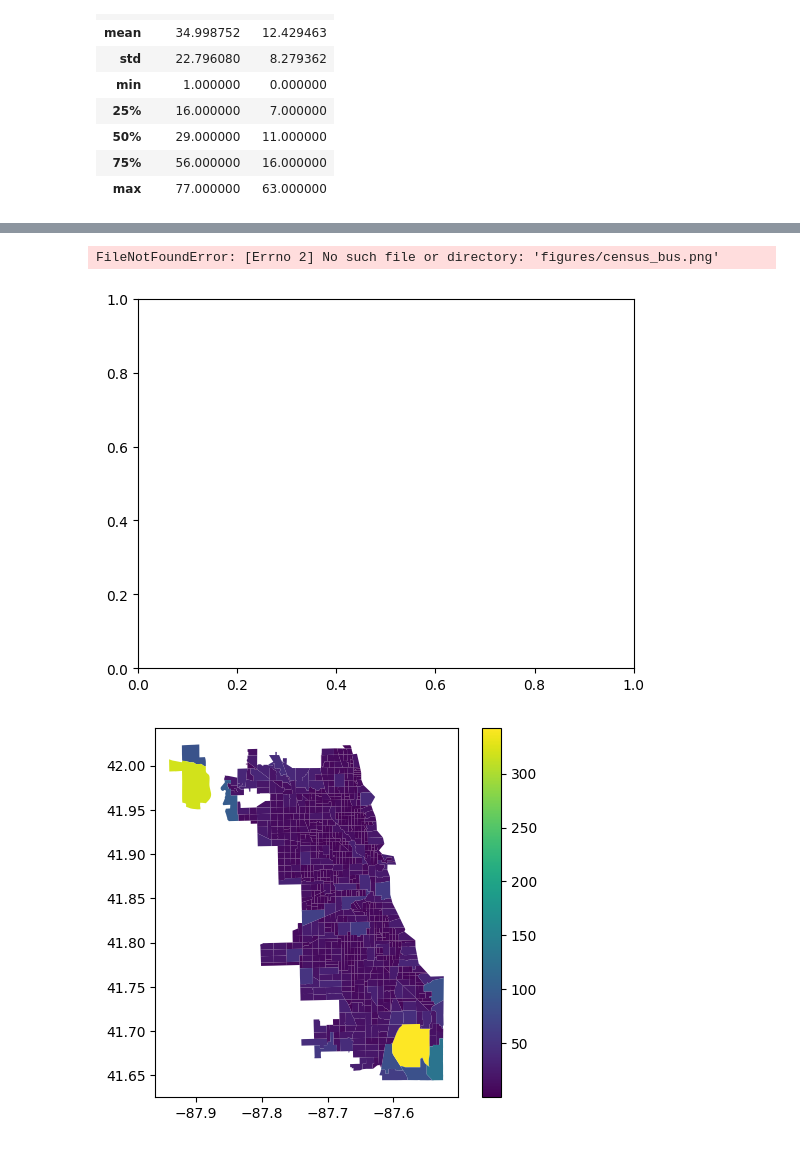
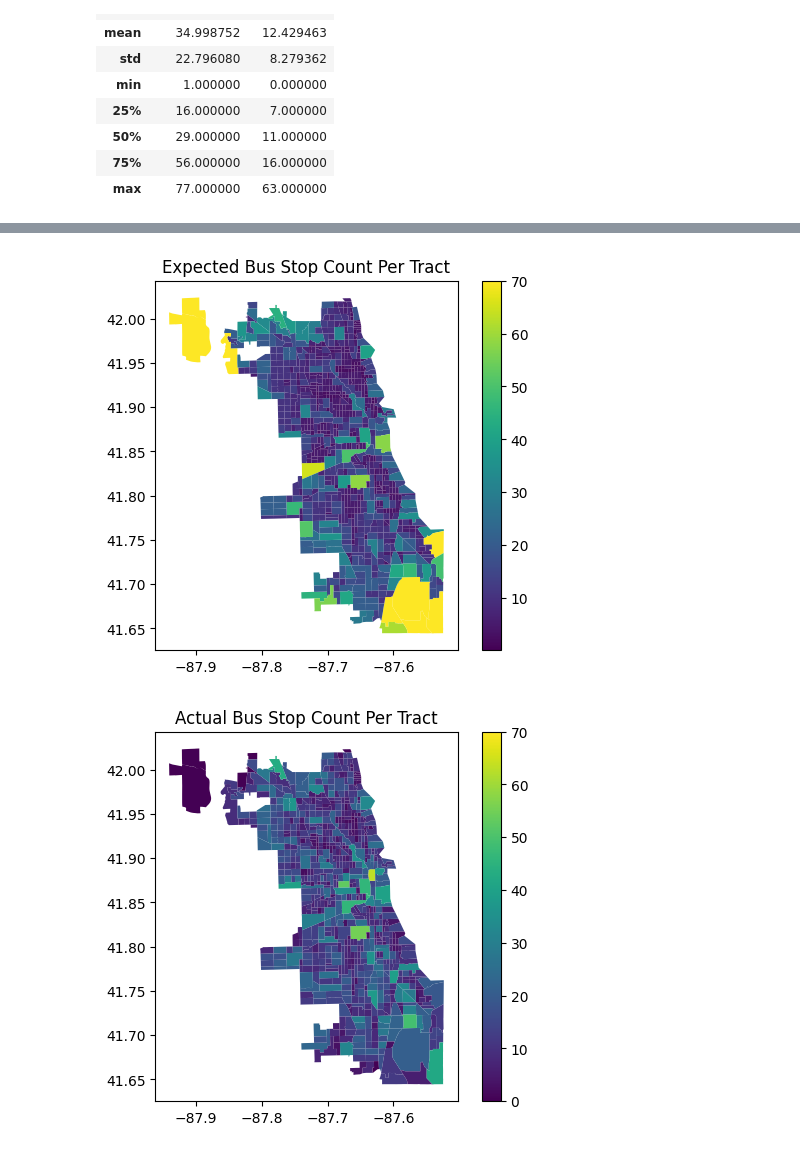
Before and after one commit to meganhmoore/TransitClustering, a Jupyter notebook: notebooks/exploration.ipynb, the cells around one changed output, grey strips where cells are left out. Saved outputs shown, nothing was run; the diff lists cells and outputs as text; code cells hidden in the pictures.

```diff
--- a/notebooks/exploration.ipynb
+++ b/notebooks/exploration.ipynb
@@ -84,14 +80,21 @@ Average Intensity: 146343421959.47424
 # %%
 # prob_census_df[['exppts','geometry']].plot('exppts', legend=True)
 
 fig, ax = plt.subplots()
-prob_census_df[['exppts','geometry']].plot('exppts', legend=True)
-plt.savefig("figures/census_bus.png")
+prob_census_df[['exppts','geometry']].plot('exppts', ax=ax, legend=True, vmax=70)
+plt.title('Expected Bus Stop Count Per Tract')
+plt.savefig("../figures/expected_bus_per_tract.png")
 plt.show()
 # %% [output]
-FileNotFoundError: [Errno 2] No such file or directory: 'figures/census_bus.png'
-[figure, old version]
+[figure, new version]
-[figure, removed]
+# %%
+fig, ax = plt.subplots()
+prob_census_df[['count','geometry']].plot('count', ax=ax, legend=True, vmax=70)
+plt.title('Actual Bus Stop Count Per Tract')
+plt.savefig("../figures/actual_bus_per_tract.png")
+plt.show()
+# %% [output]
+[figure, added]
 # %%
 prob_census_df['ptprob'] = poisson.pmf(prob_census_df['count'], prob_census_df['exppts'])
 
```
Also changed, not shown: parts of 6 cells of this notebook, 22 other files.
